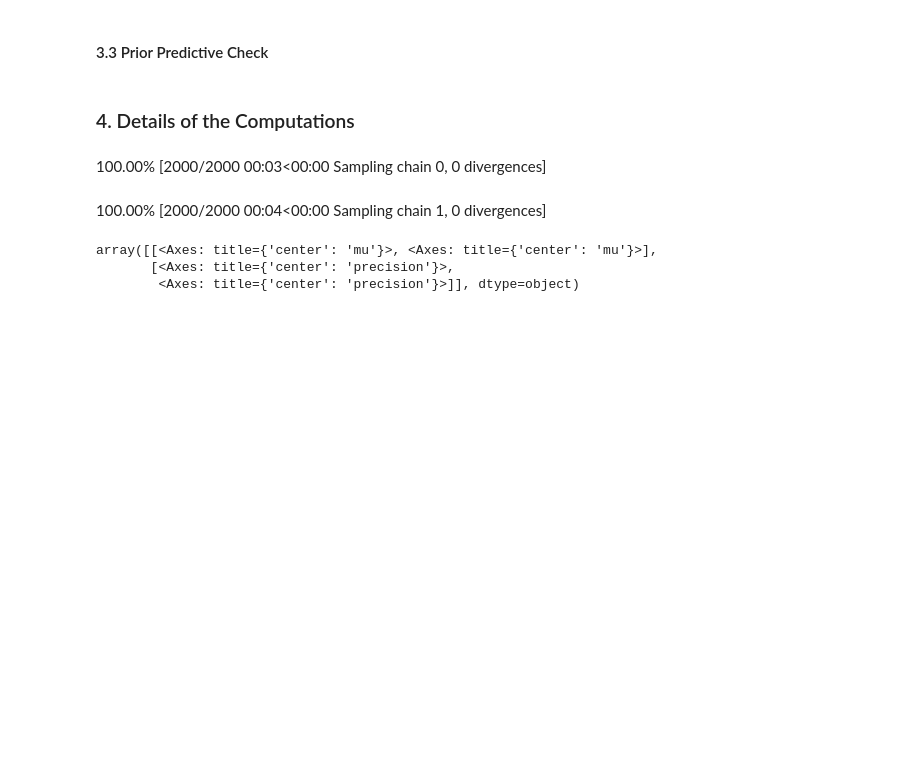
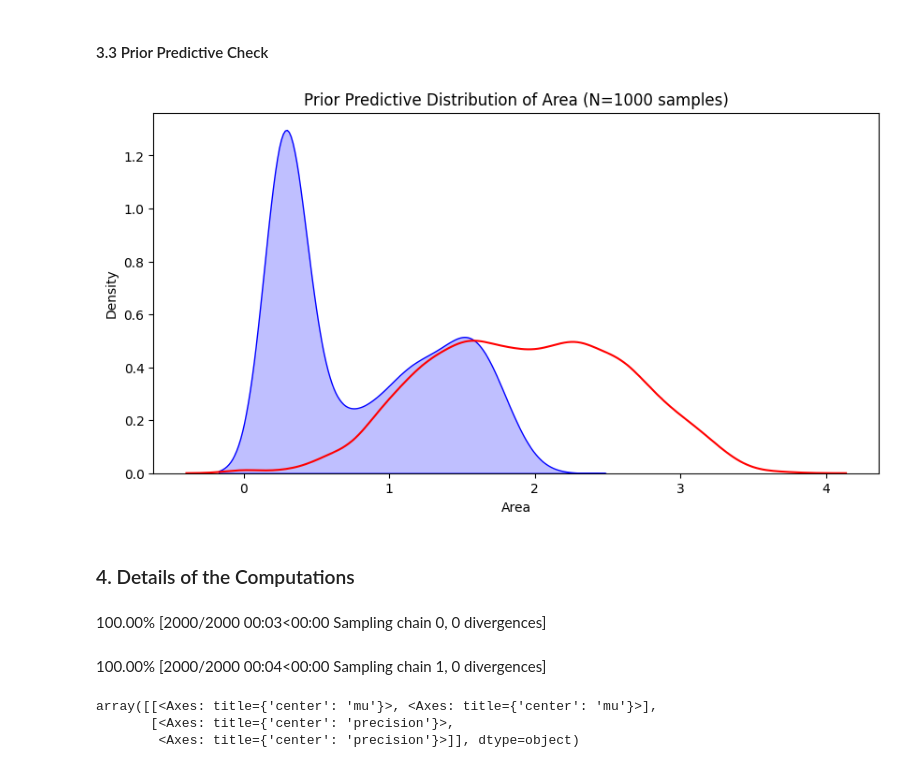
Before and after one commit to Raghuram-Veeramallu/Area-distribution-of-Sunspots, a Jupyter notebook: Project3_Group3.ipynb, the cells around one changed output. Drawn from its saved outputs; the diff is of its cells as text; code cells hidden in the pictures; blank space fills up the shorter version.

Commit message:
Added prior predictive check

```diff
--- a/Project3_Group3.ipynb
+++ b/Project3_Group3.ipynb
@@ -184,23 +184,45 @@ fig.show()
 5. $X|\theta \in \mathrm{TruncatedNormal}(\mu,\tau,a=1.78)$, truncated at lower bound of $\log10(60)$
 6. Priors on the normal parameters: $$\mu\sim Normal(0,1/1000)$$ $$\tau\sim Gamma(1,1)$$
 # %%
+# computing the lower threshold
+lower_threshold = round(np.log10(60), 2)
+
 with pm.Model() as model:
   #data
   x = pm.MutableData("observed area",logarea)
 
   #priors
-  precision = pm.Gamma("precision",alpha=1,beta=1)
-  mu = pm.Normal("mu",mu=0,tau=1/1000)
+  precision = pm.Gamma("precision", alpha=1, beta=1)
+  mu = pm.Normal("mu", mu=0, tau=1/1000)
 
-  norm = pm.Normal.dist(mu=mu,tau=precision)
+  norm = pm.Normal.dist(mu=mu, tau=precision)
   #likelihood
-  Y = pm.Truncated("area",dist=norm,lower=1.78,observed=x)
+  Y = pm.Truncated("area",dist=norm, lower=lower_threshold, observed=x)
 
 pm.model_to_graphviz(model)
 # %% [output]
 [drawing not drawn]
 # %% [markdown]
 #### 3.3 Prior Predictive Check
+# %%
+# Generate prior predictive samples
+with model:
+    prior_pred = pm.sample_prior_predictive(samples=1000)
+
+# Plotting the prior predictive distributions
+fig, ax = plt.subplots(figsize=(10, 5))
+
+prior_area_samples = prior_pred.prior_predictive['area'][0]
+mean_prior_areas = np.log10(np.mean(prior_pred.prior_predictive['area'][0], axis=1))
+
+sns.kdeplot(mean_prior_areas, fill=True, color='blue')
+sns.kdeplot(np.log10(whole), fill=False, color='red', label='Actual distribution')
+ax.set_title('Prior Predictive Distribution of Area (N=1000 samples)')
+ax.set_xlabel('Area')
+ax.set_ylabel('Density')
+plt.show()
+# %% [output]
+[figure, added]
 # %% [markdown]
 ### 4. Details of the Computations
 # %%
```
Also changed, not shown: parts of 1 cell of this notebook.
